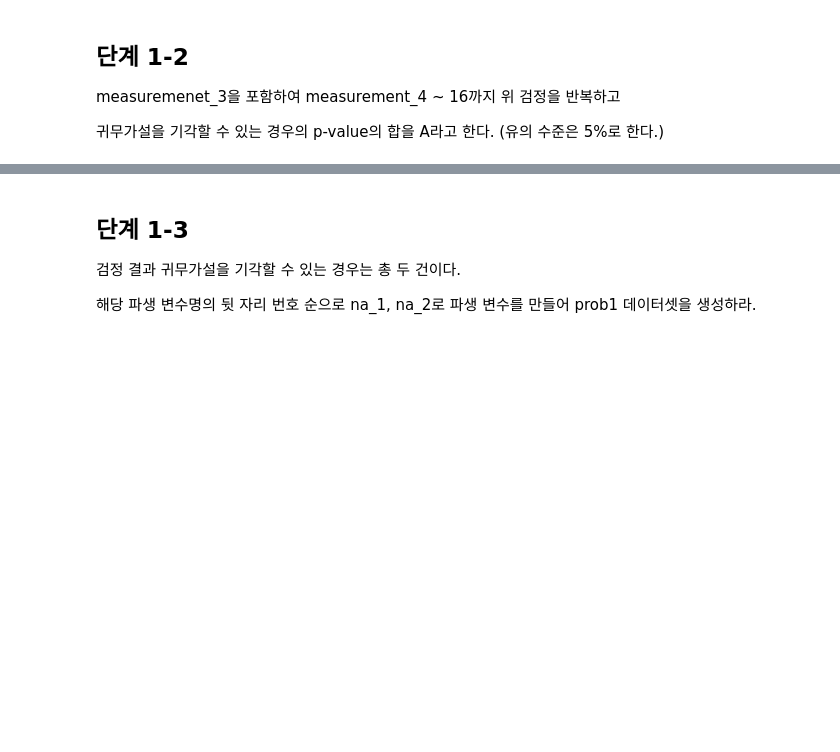
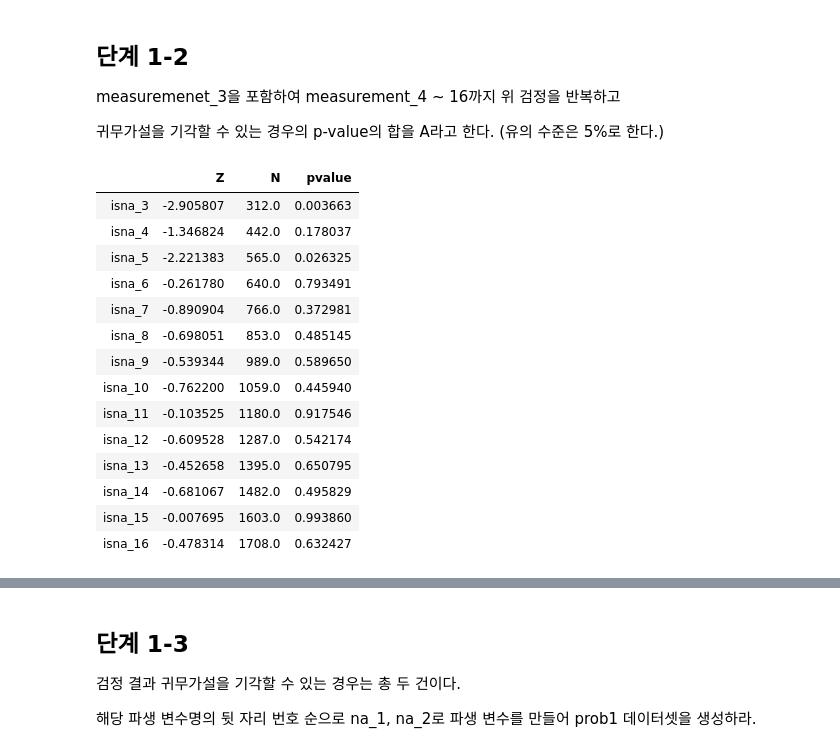
Before and after one commit to ok3/DS_lv3_2505_1, a Jupyter notebook: sec_ds_lv3_prob1_prob.ipynb, the cells around one changed output, grey strips where cells are left out. Saved outputs shown, nothing was run; the diff lists cells and outputs as text; code cells hidden in the pictures; blank space fills up the shorter version.

```diff
--- a/sec_ds_lv3_prob1_prob.ipynb
+++ b/sec_ds_lv3_prob1_prob.ipynb
@@ -333,3 +418,39 @@ $P(failure=True|isna_{3}=True)$은 표본수가 충분하여 중심극한정리
 measuremenet_3을 포함하여 measurement_4 ~ 16까지 위 검정을 반복하고
 
 귀무가설을 기각할 수 있는 경우의 p-value의 합을 A라고 한다. (유의 수준은 5%로 한다.)
+# %%
+from scipy.stats import norm
+p = 0.2114 # H0에가 맞다
+mu, sigma2 = p, (1 - p) * p
+
+ztest_list = list()
+for i in range(3, 17):
+    v = 'isna_{}'.format(i)
+    N = df_basetable[v].sum()
+    sam_mean_mu, sam_mean_sigma2 = mu, sigma2 / N
+    X = df_basetable.loc[
+        df_basetable[v], 'failure'
+    ].mean()
+    Z = (X - sam_mean_mu) / (sam_mean_sigma2 ** 0.5)
+    Z = -abs(Z)
+    ztest_list.append(
+        pd.Series([Z, N, norm.cdf(Z) * 2], index = ['Z', 'N', 'pvalue'], name = v)
+    )
+df_ztest = pd.DataFrame(ztest_list)
+df_ztest
+# %% [output]
+|  | Z | N | pvalue |
+| isna_3 | -2.905807 | 312.0 | 0.003663 |
+| isna_4 | -1.346824 | 442.0 | 0.178037 |
+| isna_5 | -2.221383 | 565.0 | 0.026325 |
+| isna_6 | -0.261780 | 640.0 | 0.793491 |
+| isna_7 | -0.890904 | 766.0 | 0.372981 |
+| isna_8 | -0.698051 | 853.0 | 0.485145 |
+| isna_9 | -0.539344 | 989.0 | 0.589650 |
+| isna_10 | -0.762200 | 1059.0 | 0.445940 |
+| isna_11 | -0.103525 | 1180.0 | 0.917546 |
+| isna_12 | -0.609528 | 1287.0 | 0.542174 |
+| isna_13 | -0.452658 | 1395.0 | 0.650795 |
+| isna_14 | -0.681067 | 1482.0 | 0.495829 |
+| isna_15 | -0.007695 | 1603.0 | 0.993860 |
+| isna_16 | -0.478314 | 1708.0 | 0.632427 |
```
Also changed, not shown: parts of 34 cells of this notebook.
